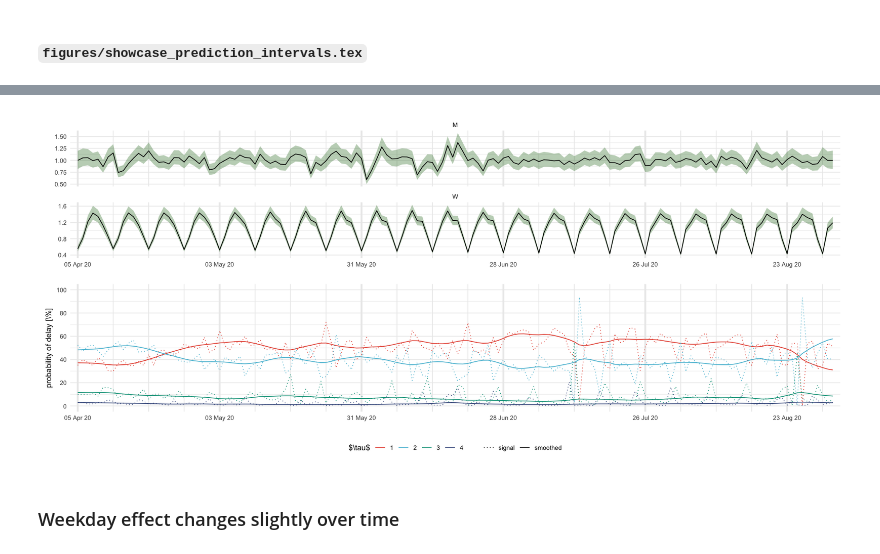
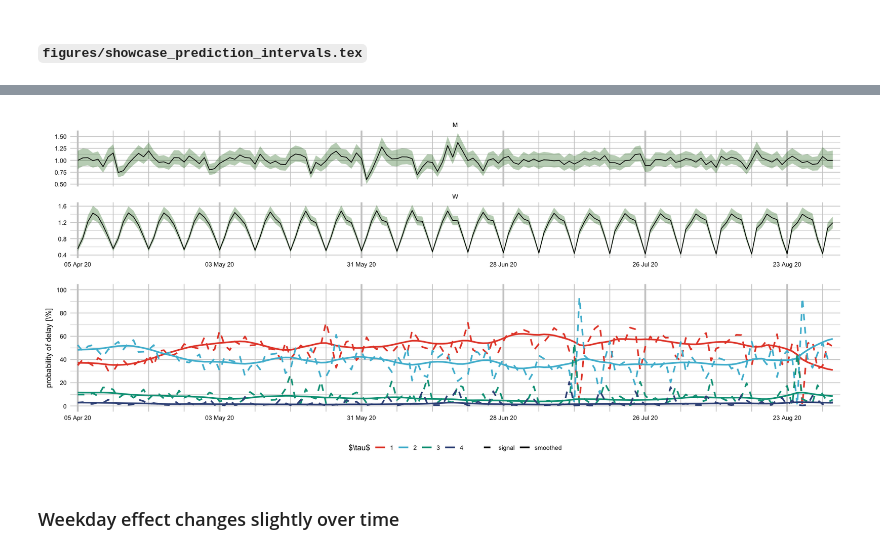
Before and after one commit to stefanheyder/dissertation, a Jupyter notebook: nbs/4 Models/4.1 Removing reporting delays and weekday effects/40_figures.ipynb, the cells around one changed output, grey strips where cells are left out. Saved outputs shown, nothing was run; the diff lists cells and outputs as text; code cells hidden in the pictures.

```diff
--- a/nbs/4 Models/4.1 Removing reporting delays and weekday effects/40_figures.ipynb
+++ b/nbs/4 Models/4.1 Removing reporting delays and weekday effects/40_figures.ipynb
@@ -192,9 +171,9 @@ plt_p <- df_showcase %>%
     select(date, mean, variable, delay) %>%
     mutate(variable = ifelse(str_detect(variable, "s"), "smoothed", "signal")) %>%
     ggplot(aes(date, 100 * mean, color = delay, linetype = variable)) +
-    geom_line() +
+    geom_line(linewidth=1.1) +
     scale_y_continuous(breaks = 20 * 0:5, limits = c(0, 1) * 100) +
-    scale_linetype_manual(values = c("signal" = "dotted", "smoothed" = "solid")) +
+    scale_linetype_manual(values = c("signal" = "dashed", "smoothed" = "solid")) +
     labs(color = "$\\tau$", x = "", y = "probability of delay [\\%]", linetype = "")
 
 plt_MW / plt_p + plot_layout(guides = "collect") & theme(legend.position = "bottom") & scale_x_four_weekly()
@@ -206,3 +185,3 @@ agg_record_1559631979
-[figure, old version]
+[figure, new version]
 # %% [markdown]
 ### Weekday effect changes slightly over time
```
Also changed, not shown: parts of 10 cells of this notebook, 56 other files.
